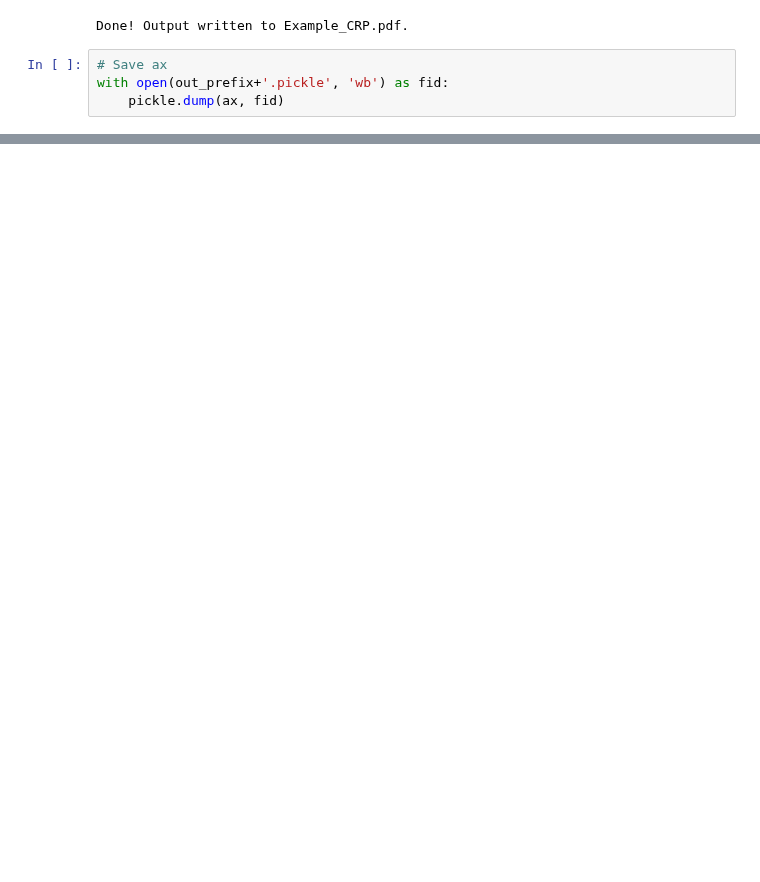
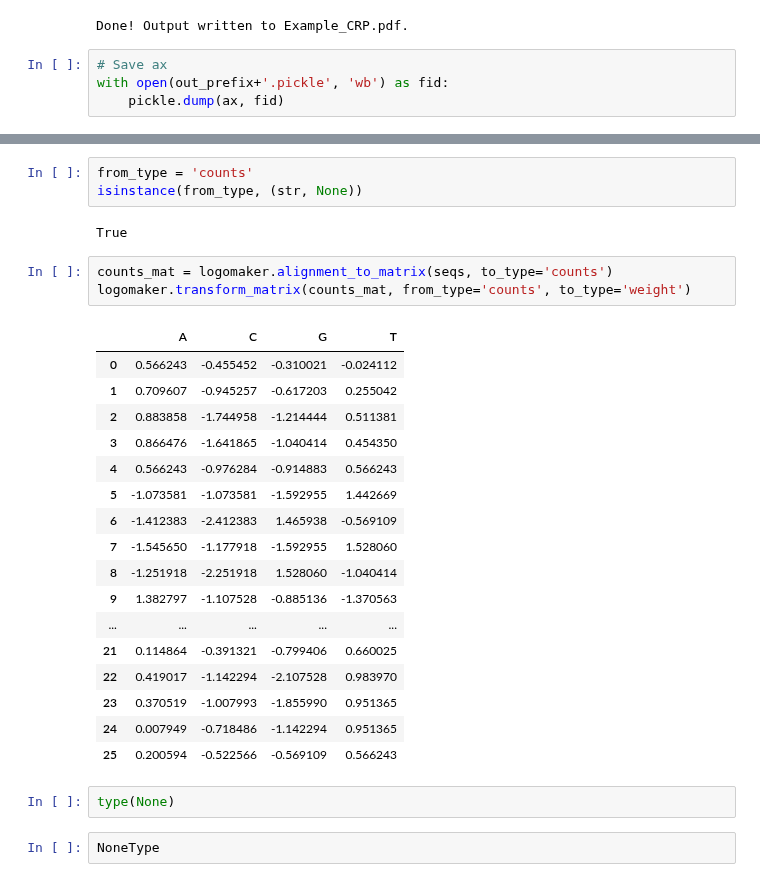
Before and after one commit to jbkinney/logomaker, a Jupyter notebook: examples/Example_CRP.ipynb, the cells around one changed output, grey strips where cells are left out. Cells and saved outputs as stored; diff of their text form; blank space fills up the shorter version.

Commit message:
Code review of data.transform_matrix()

```diff
--- a/examples/Example_CRP.ipynb
+++ b/examples/Example_CRP.ipynb
@@ -66,0 +77,30 @@ with open(out_prefix+'.pickle', 'wb') as fid:
+# %%
+from_type = 'counts'
+isinstance(from_type, (str, None))
+# %% [output]
+True
+# %%
+counts_mat = logomaker.alignment_to_matrix(seqs, to_type='counts')
+logomaker.transform_matrix(counts_mat, from_type='counts', to_type='weight')
+# %% [output]
+|  | A | C | G | T |
+| 0 | 0.566243 | -0.455452 | -0.310021 | -0.024112 |
+| 1 | 0.709607 | -0.945257 | -0.617203 | 0.255042 |
+| 2 | 0.883858 | -1.744958 | -1.214444 | 0.511381 |
+| 3 | 0.866476 | -1.641865 | -1.040414 | 0.454350 |
+| 4 | 0.566243 | -0.976284 | -0.914883 | 0.566243 |
+| 5 | -1.073581 | -1.073581 | -1.592955 | 1.442669 |
+| 6 | -1.412383 | -2.412383 | 1.465938 | -0.569109 |
+| 7 | -1.545650 | -1.177918 | -1.592955 | 1.528060 |
+| 8 | -1.251918 | -2.251918 | 1.528060 | -1.040414 |
+| 9 | 1.382797 | -1.107528 | -0.885136 | -1.370563 |
+| ... | ... | ... | ... | ... |
+| 21 | 0.114864 | -0.391321 | -0.799406 | 0.660025 |
+| 22 | 0.419017 | -1.142294 | -2.107528 | 0.983970 |
+| 23 | 0.370519 | -1.007993 | -1.855990 | 0.951365 |
+| 24 | 0.007949 | -0.718486 | -1.142294 | 0.951365 |
+| 25 | 0.200594 | -0.522566 | -0.569109 | 0.566243 |
+# %%
+type(None)
+# %%
+NoneType
```
Also changed, not shown: parts of 3 cells of this notebook, 3 other files.
